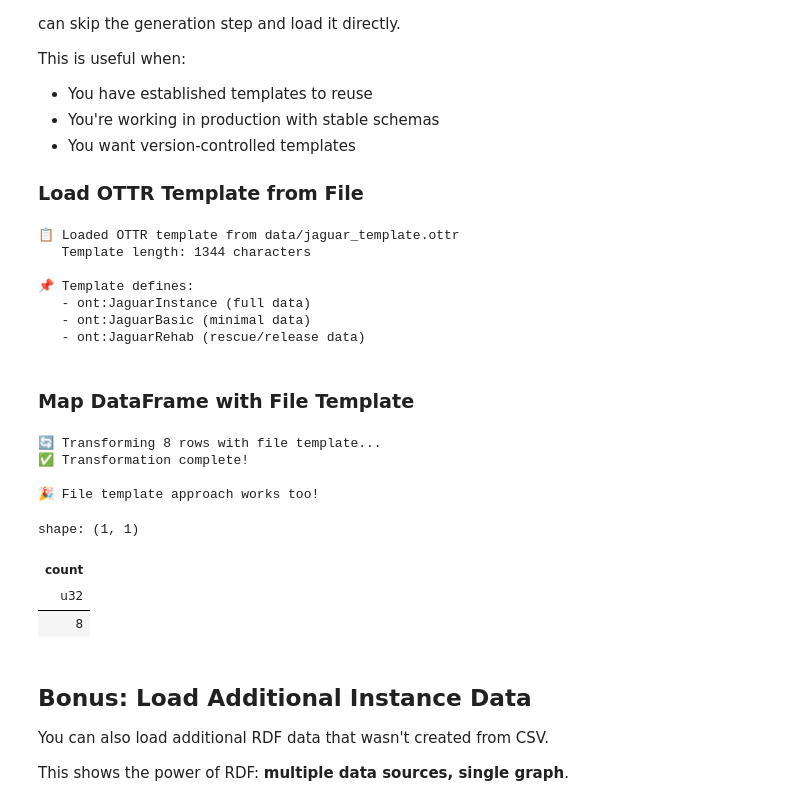
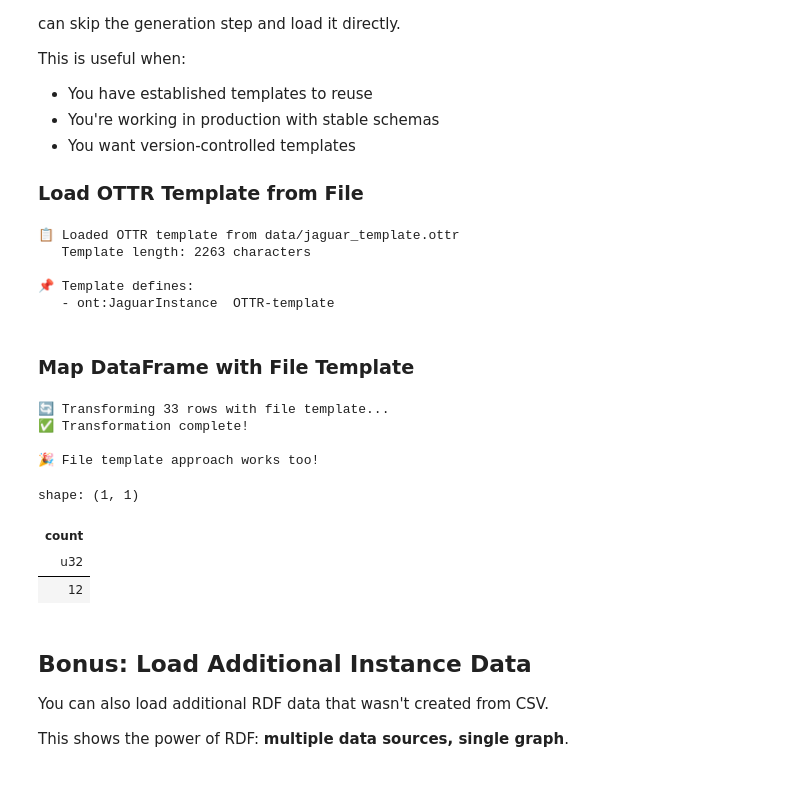
Before and after one commit to nemegrod/graph_RAG_structured, a Jupyter notebook: csv2graph.ipynb, the cells around one changed output. Saved outputs shown, nothing was run; the diff lists cells and outputs as text; code cells hidden in the pictures.

```diff
--- a/csv2graph_maplib.ipynb
+++ b/csv2graph.ipynb
@@ -536,43 +571,39 @@ model_file.add_template(ottr_template)
 print(f"📋 Loaded OTTR template from {template_path}")
 print(f"   Template length: {len(ottr_template)} characters")
 print("\n📌 Template defines:")
-print("   - ont:JaguarInstance (full data)")
-print("   - ont:JaguarBasic (minimal data)")
-print("   - ont:JaguarRehab (rescue/release data)")
+print("   - ont:JaguarInstance  OTTR-template")
 # %% [output]
 📋 Loaded OTTR template from data/jaguar_template.ottr
-   Template length: 1344 characters
+   Template length: 2263 characters
 
 📌 Template defines:
-   - ont:JaguarInstance (full data)
-   - ont:JaguarBasic (minimal data)
-   - ont:JaguarRehab (rescue/release data)
+   - ont:JaguarInstance  OTTR-template
 # %% [markdown]
 ### Map DataFrame with File Template
 # %%
 # Map DataFrame to RDF using template from file
 template_iri = "http://example.org/ontology#JaguarInstance"
 
-print(f"🔄 Transforming {len(df_mapped)} rows with file template...")
-model_file.map(template_iri, df_mapped)
+print(f"🔄 Transforming {len(df_final)} rows with file template...")
+model_file.map(template_iri, df_final)
 print("✅ Transformation complete!")
 
 # Quick query to verify
 result = model_file.query("""
 PREFIX ont: <http://example.org/ontology#>
 SELECT (COUNT(?j) as ?count) WHERE { ?j a ont:Jaguar . }
 """)
 print("\n🎉 File template approach works too!")
 result
 # %% [output]
-🔄 Transforming 8 rows with file template...
+🔄 Transforming 33 rows with file template...
 ✅ Transformation complete!
 
 🎉 File template approach works too!
 shape: (1, 1)
 | count |
 | u32 |
-| 8 |
+| 12 |
 # %% [markdown]
 ## Bonus: Load Additional Instance Data
 
```
Also changed, not shown: parts of 16 cells of this notebook, 4 other files.
